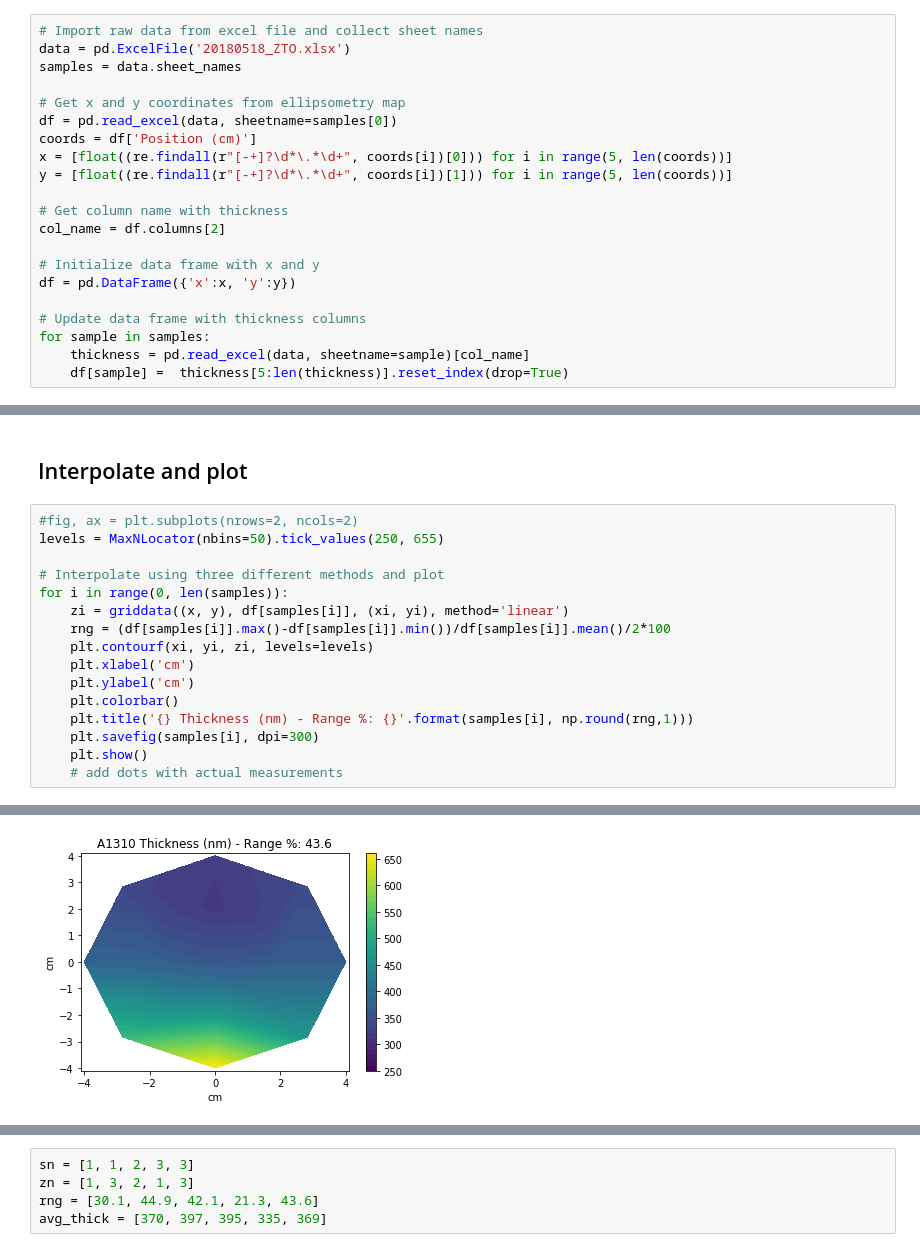
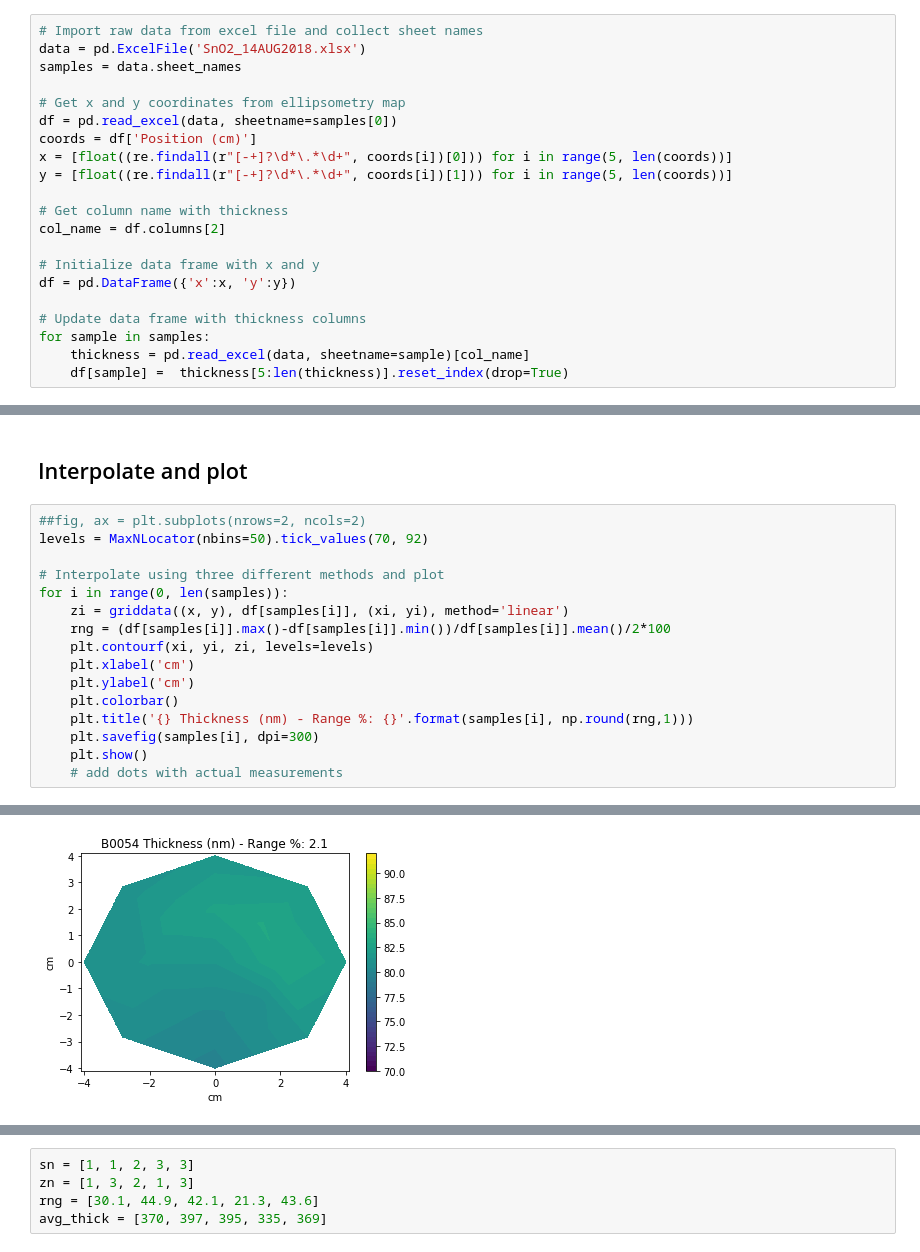
Before and after one commit to orlando-trejo/Dasgroupta, a Jupyter notebook: Ellipsometry/wafer_map.ipynb, the cells around one changed output, grey strips where cells are left out. Cells and saved outputs as stored; diff of their text form.

```diff
--- a/Ellipsometry/wafer_map.ipynb
+++ b/Ellipsometry/wafer_map.ipynb
@@ -15,7 +15,7 @@ from matplotlib.ticker import MaxNLocator
 ## Import and clean data
 # %%
 # Import raw data from excel file and collect sheet names
-data = pd.ExcelFile('20180518_ZTO.xlsx')
+data = pd.ExcelFile('SnO2_14AUG2018.xlsx')
 samples = data.sheet_names
 
 # Get x and y coordinates from ellipsometry map
@@ -43,8 +43,8 @@ xi,yi = np.meshgrid(xi,yi)
 # %% [markdown]
 ## Interpolate and plot
 # %%
-#fig, ax = plt.subplots(nrows=2, ncols=2)
-levels = MaxNLocator(nbins=50).tick_values(250, 655)
+##fig, ax = plt.subplots(nrows=2, ncols=2)
+levels = MaxNLocator(nbins=50).tick_values(70, 92)
 
 # Interpolate using three different methods and plot
 for i in range(0, len(samples)):
@@ -63 +63 @@ for i in range(0, len(samples)):
-[figure, old version]
+[figure, new version]
```
Also changed, not shown: parts of 1 cell of this notebook, 3 other files.
